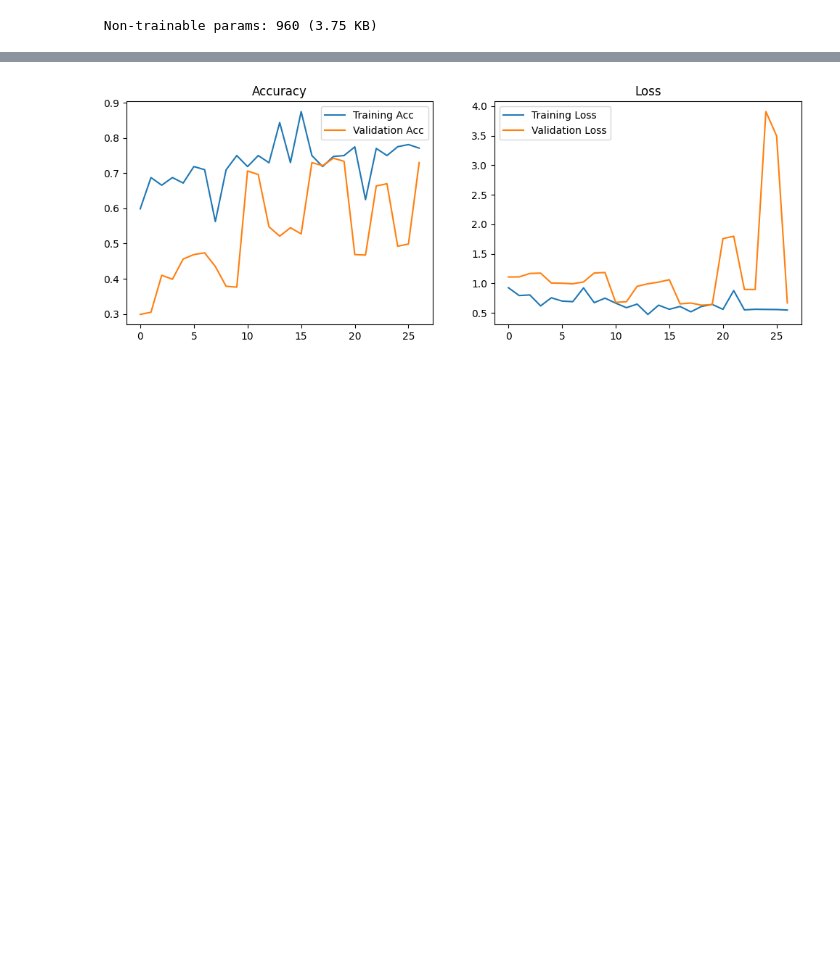
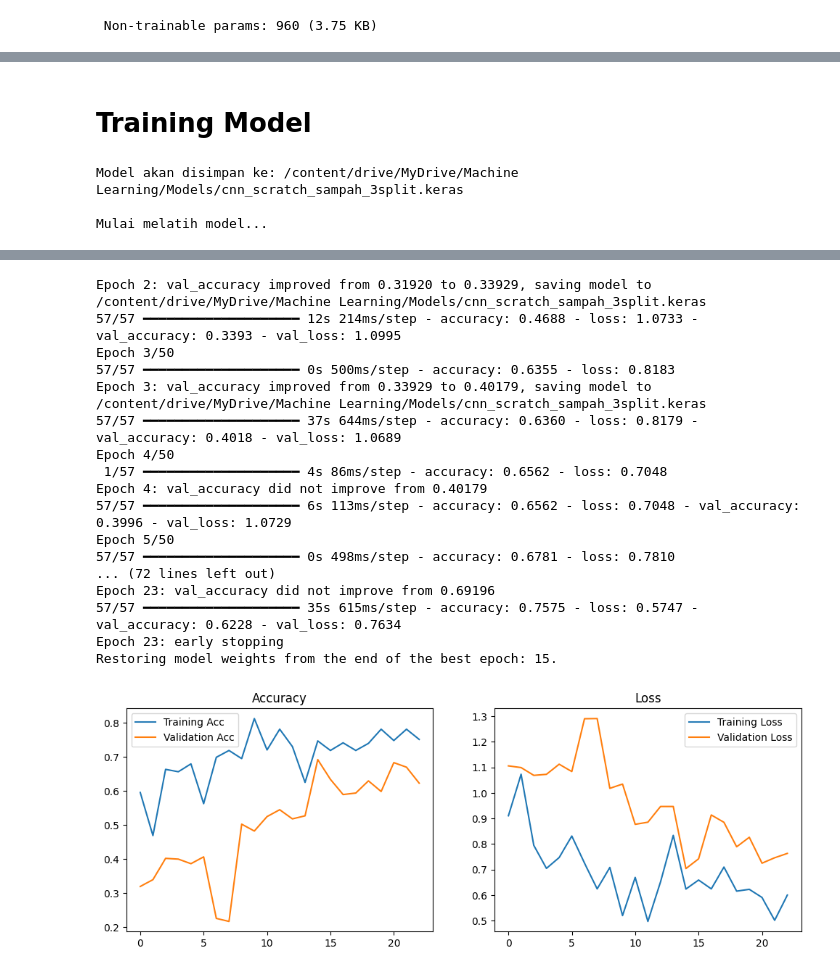
Before and after one commit to Number1e/Project-Klasifikasi-Sampah-Mata-Kuliah-Machine-Learning, a Jupyter notebook: notebooks/CNN_Model.ipynb, the cells around one changed output, grey strips where cells are left out. Cells and saved outputs as stored; diff of their text form; code cells hidden in the pictures; blank space fills up the shorter version.

```diff
--- a/notebooks/CNN_Model.ipynb
+++ b/notebooks/CNN_Model.ipynb
@@ -29,0 +23,10 @@ EPOCHS = 50 # Ditambah karena training from scratch butuh waktu lebih lama
+# %%
+# Folder ini akan dipecah menjadi 80% Train, 20% Validation
+PATH_SOURCE = '/content/drive/MyDrive/Machine Learning/Dataset Sampah/training'
+
+# Folder ini akan menjadi Data Test
+PATH_TEST_FINAL = '/content/drive/MyDrive/Machine Learning/Dataset Sampah/validation'
+
+UKURAN_GAMBAR = (224, 224)
+BATCH_SIZE = 32
+EPOCHS = 50
@@ -170,5 +155,38 @@ Epoch 7/50
+# %% [markdown]
+# **Training Model**
 # %%
-# --- 6. EVALUASI MODEL (METRICS) ---
+drive_folder = '/content/drive/MyDrive/Machine Learning/Models'
+if not os.path.exists(drive_folder):
+    os.makedirs(drive_folder)
+
+filepath = os.path.join(drive_folder, 'cnn_scratch_sampah_3split.keras')
+print(f"Model akan disimpan ke: {filepath}")
+
+early_stop = EarlyStopping(
+    monitor='val_loss',
+    patience=8,
+    restore_best_weights=True,
+    verbose=1
+)
+
+checkpoint = ModelCheckpoint(
+    filepath,
+    monitor='val_accuracy',
+    save_best_only=True,
+    verbose=1
+)
+
+print("\nMulai melatih model...")
+history = model.fit(
+    train_generator,
+    steps_per_epoch=train_generator.samples // BATCH_SIZE,
+    epochs=EPOCHS,
+    validation_data=validation_generator,
+    validation_steps=validation_generator.samples // BATCH_SIZE,
+    callbacks=[early_stop, checkpoint]
+)
+
+# Plotting
 plt.figure(figsize=(12, 4))
 plt.subplot(1, 2, 1)
 plt.plot(history.history['accuracy'], label='Training Acc')
@@ -183,3 +201,6 @@ plt.title('Loss')
 plt.legend()
 plt.show()
 # %% [output]
+Model akan disimpan ke: /content/drive/MyDrive/Machine Learning/Models/cnn_scratch_sampah_3split.keras
+
+Mulai melatih model...
@@ -186 +213,18 @@ plt.show()
+Epoch 2: val_accuracy improved from 0.31920 to 0.33929, saving model to /content/drive/MyDrive/Machine Learning/Models/cnn_scratch_sampah_3split.keras
+57/57 ━━━━━━━━━━━━━━━━━━━━ 12s 214ms/step - accuracy: 0.4688 - loss: 1.0733 - val_accuracy: 0.3393 - val_loss: 1.0995
+Epoch 3/50
+57/57 ━━━━━━━━━━━━━━━━━━━━ 0s 500ms/step - accuracy: 0.6355 - loss: 0.8183
+Epoch 3: val_accuracy improved from 0.33929 to 0.40179, saving model to /content/drive/MyDrive/Machine Learning/Models/cnn_scratch_sampah_3split.keras
+57/57 ━━━━━━━━━━━━━━━━━━━━ 37s 644ms/step - accuracy: 0.6360 - loss: 0.8179 - val_accuracy: 0.4018 - val_loss: 1.0689
+Epoch 4/50
+ 1/57 ━━━━━━━━━━━━━━━━━━━━ 4s 86ms/step - accuracy: 0.6562 - loss: 0.7048
+Epoch 4: val_accuracy did not improve from 0.40179
+57/57 ━━━━━━━━━━━━━━━━━━━━ 6s 113ms/step - accuracy: 0.6562 - loss: 0.7048 - val_accuracy: 0.3996 - val_loss: 1.0729
+Epoch 5/50
+57/57 ━━━━━━━━━━━━━━━━━━━━ 0s 498ms/step - accuracy: 0.6781 - loss: 0.7810
+... (72 lines left out)
+Epoch 23: val_accuracy did not improve from 0.69196
+57/57 ━━━━━━━━━━━━━━━━━━━━ 35s 615ms/step - accuracy: 0.7575 - loss: 0.5747 - val_accuracy: 0.6228 - val_loss: 0.7634
+Epoch 23: early stopping
+Restoring model weights from the end of the best epoch: 15.
-[figure, old version]
+[figure, new version]
```
Also changed, not shown: parts of 14 cells of this notebook, 2 other files.
